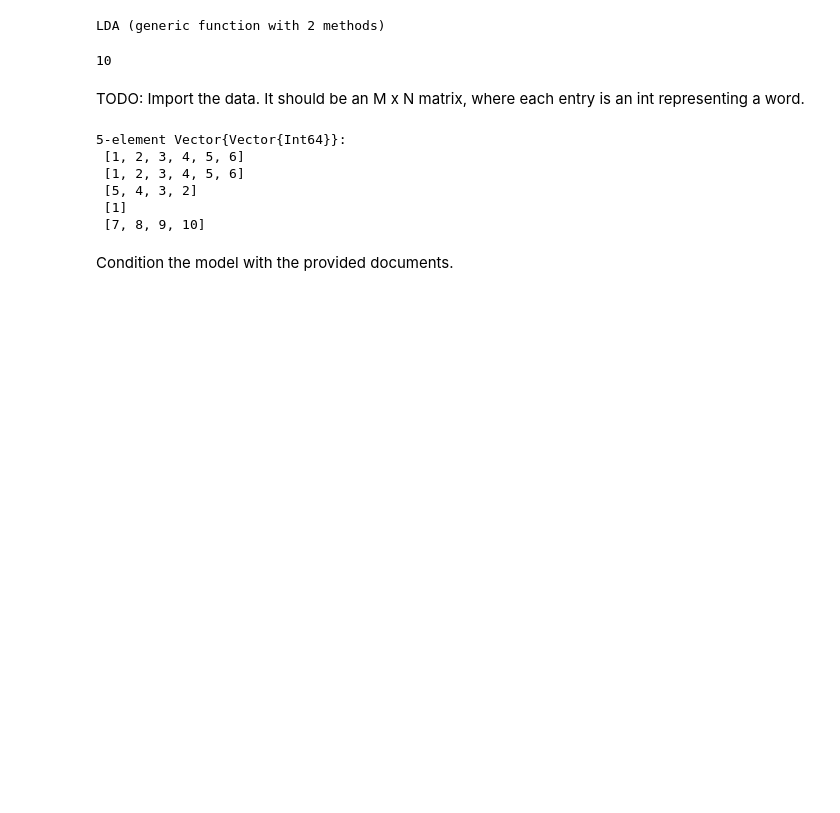
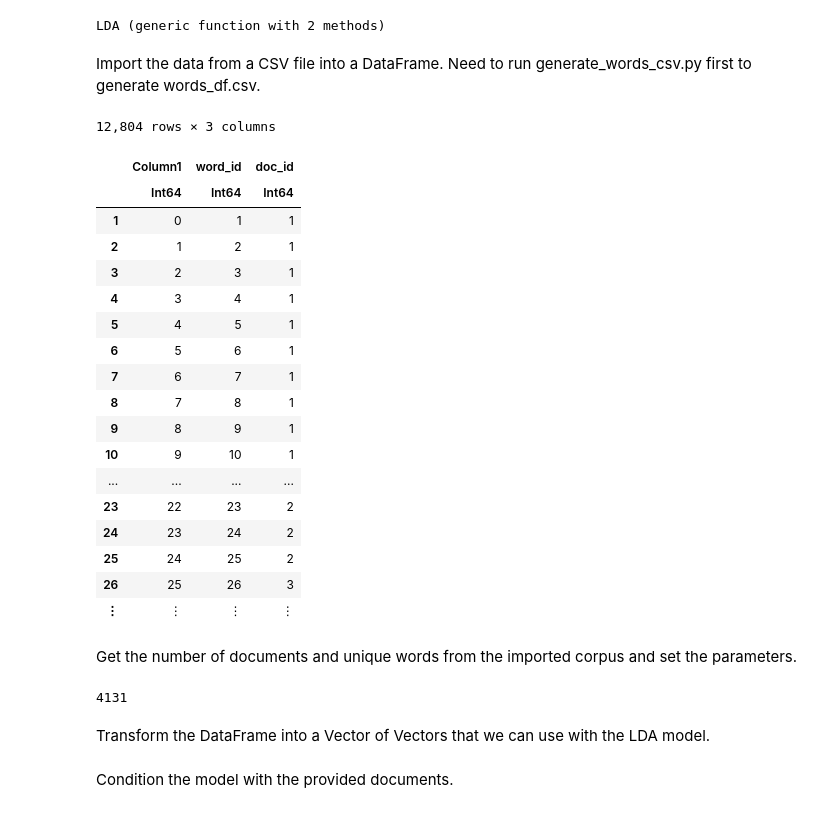
Before and after one commit to jho44/GetHuluJob, a Jupyter notebook: turing-lda.ipynb, the cells around one changed output. Saved outputs shown, nothing was run; the diff lists cells and outputs as text; code cells hidden in the pictures; blank space fills up the shorter version.

```diff
--- a/turing-lda.ipynb
+++ b/turing-lda.ipynb
@@ -59,32 +61,50 @@ Define the LDA model.
 end
 # %% [output]
 LDA (generic function with 2 methods)
-# %%
-# number of docs
-M = 5
-# number of topics
-K = 10
-# number of words in corpus
-D = 10
-# %% [output]
-10
 # %% [markdown]
-TODO: Import the data. It should be an M x N matrix, where each entry is an int representing a word.
+Import the data from a CSV file into a DataFrame. Need to run generate_words_csv.py first to generate words_df.csv.
+# %%
+words_df = CSV.read(joinpath(".", "cache", "words_df.csv"), DataFrame)
+# %% [output]
+12,804 rows × 3 columns
+|  | Column1 | word_id | doc_id |
+|  | Int64 | Int64 | Int64 |
+| 1 | 0 | 1 | 1 |
+| 2 | 1 | 2 | 1 |
+| 3 | 2 | 3 | 1 |
+| 4 | 3 | 4 | 1 |
+| 5 | 4 | 5 | 1 |
+| 6 | 5 | 6 | 1 |
+| 7 | 6 | 7 | 1 |
+| 8 | 7 | 8 | 1 |
+| 9 | 8 | 9 | 1 |
+| 10 | 9 | 10 | 1 |
+| ... | ... | ... | ... |
+| 23 | 22 | 23 | 2 |
+| 24 | 23 | 24 | 2 |
+| 25 | 24 | 25 | 2 |
+| 26 | 25 | 26 | 3 |
+| ⋮ | ⋮ | ⋮ | ⋮ |
+# %% [markdown]
+Get the number of documents and unique words from the imported corpus and set the parameters.
+# %%
+# number of topics
+K = 10
+# number of docs (count the unique doc IDs)
+M = nrow(combine(words_df, :doc_id => unique => :uniq_doc_id))
+# number of unique words in corpus
+D = nrow(combine(words_df, :word_id => unique => :uniq_word_id))
+# %% [output]
+4131
+# %% [markdown]
+Transform the DataFrame into a Vector of Vectors that we can use with the LDA model.
 # %%
-condition_data = Vector{Vector{Int}}(undef, 5)
-condition_data[1] = [1, 2, 3, 4, 5, 6]
-condition_data[2] = [1, 2, 3, 4, 5, 6]
-condition_data[3] = [5, 4, 3, 2]
-condition_data[4] = [1]
-condition_data[5] = [7, 8, 9, 10]
-condition_data
+condition_data = Vector{Vector{Int}}(undef, M)
+for doc_num = 1:M
+    filter_func(doc_id) = doc_id == doc_num
+    filtered = filter(:doc_id => filter_func, words_df)
+    condition_data[doc_num] = filtered[:, "word_id"]
+end
-# %% [output]
-5-element Vector{Vector{Int64}}:
- [1, 2, 3, 4, 5, 6]
- [1, 2, 3, 4, 5, 6]
- [5, 4, 3, 2]
- [1]
- [7, 8, 9, 10]
 # %% [markdown]
 Condition the model with the provided documents.
 # %%
```
Also changed, not shown: parts of 10 cells of this notebook, 1 other file.
